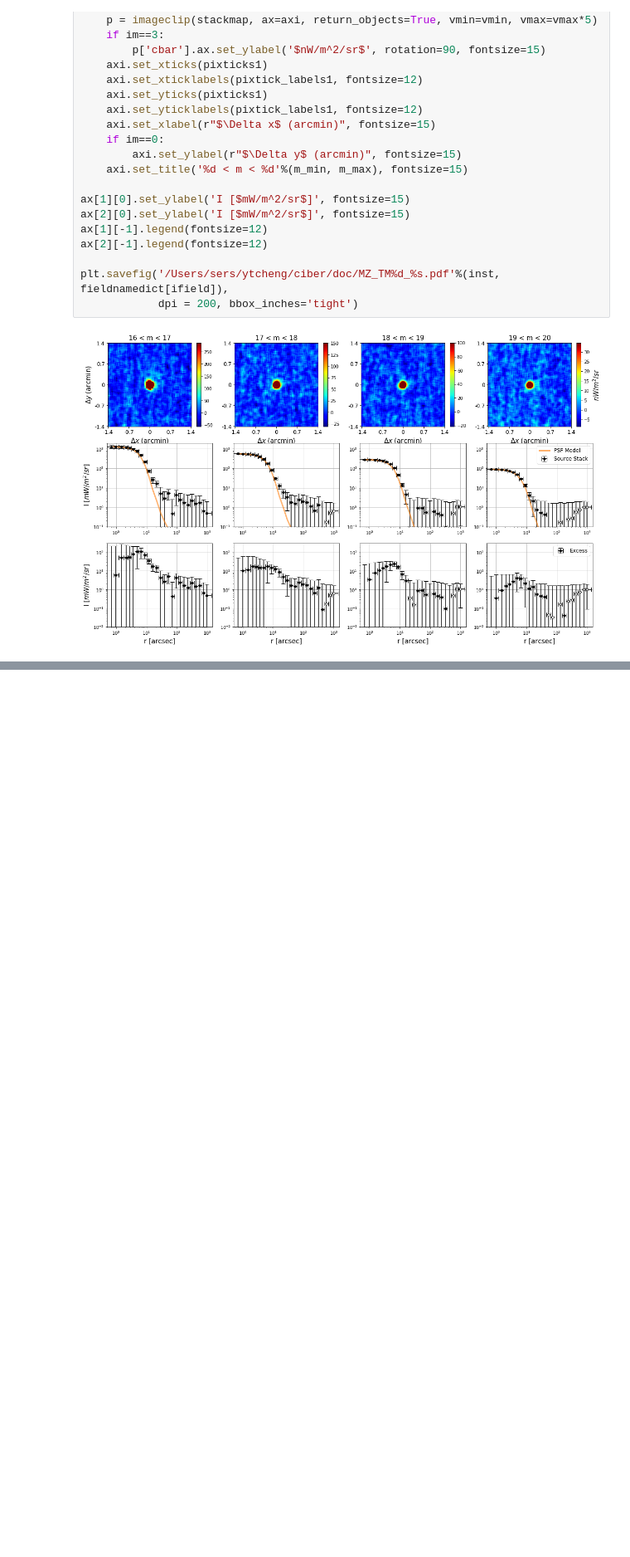
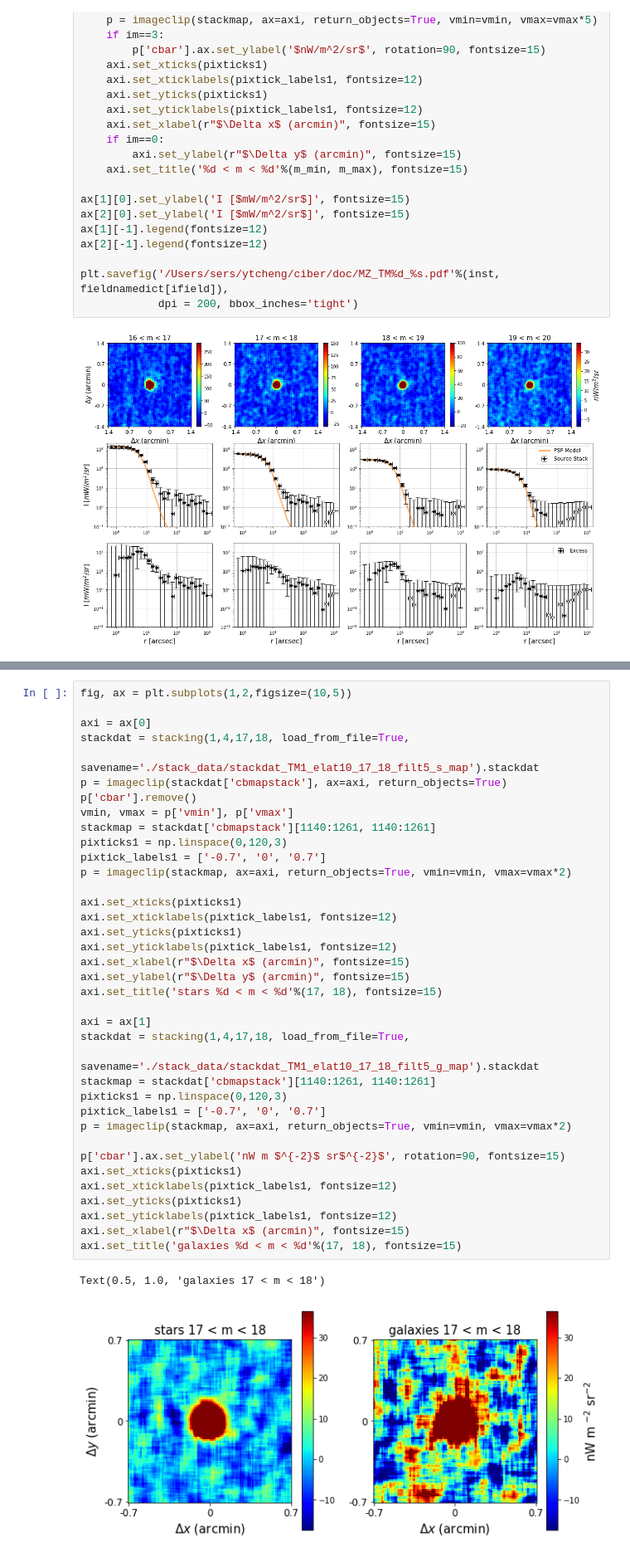
Before and after one commit to yuntingcheng/python_ciber, a Jupyter notebook: stack_modelfit/paperfigs.ipynb, the cells around one changed output, grey strips where cells are left out. Shown at 83% size. Drawn from its saved outputs; the diff is of its cells as text; blank space fills up the shorter version.

```diff
--- a/stack_modelfit/paperfigs.ipynb
+++ b/stack_modelfit/paperfigs.ipynb
@@ -2279,0 +2283,40 @@ stacking(1,4, 17, 18, savemaps=True, srctype='s',
+# %%
+fig, ax = plt.subplots(1,2,figsize=(10,5))
+
+axi = ax[0]
+stackdat = stacking(1,4,17,18, load_from_file=True,
+                    savename='./stack_data/stackdat_TM1_elat10_17_18_filt5_s_map').stackdat
+p = imageclip(stackdat['cbmapstack'], ax=axi, return_objects=True)
+p['cbar'].remove()
+vmin, vmax = p['vmin'], p['vmax']
+stackmap = stackdat['cbmapstack'][1140:1261, 1140:1261]
+pixticks1 = np.linspace(0,120,3)
+pixtick_labels1 = ['-0.7', '0', '0.7']
+p = imageclip(stackmap, ax=axi, return_objects=True, vmin=vmin, vmax=vmax*2)
+
+axi.set_xticks(pixticks1)
+axi.set_xticklabels(pixtick_labels1, fontsize=12)
+axi.set_yticks(pixticks1)
+axi.set_yticklabels(pixtick_labels1, fontsize=12)
+axi.set_xlabel(r"$\Delta x$ (arcmin)", fontsize=15)
+axi.set_ylabel(r"$\Delta y$ (arcmin)", fontsize=15)
+axi.set_title('stars %d < m < %d'%(17, 18), fontsize=15)
+
+axi = ax[1]
+stackdat = stacking(1,4,17,18, load_from_file=True,
+                    savename='./stack_data/stackdat_TM1_elat10_17_18_filt5_g_map').stackdat
+stackmap = stackdat['cbmapstack'][1140:1261, 1140:1261]
+pixticks1 = np.linspace(0,120,3)
+pixtick_labels1 = ['-0.7', '0', '0.7']
+p = imageclip(stackmap, ax=axi, return_objects=True, vmin=vmin, vmax=vmax*2)
+
+p['cbar'].ax.set_ylabel('nW m $^{-2}$ sr$^{-2}$', rotation=90, fontsize=15)
+axi.set_xticks(pixticks1)
+axi.set_xticklabels(pixtick_labels1, fontsize=12)
+axi.set_yticks(pixticks1)
+axi.set_yticklabels(pixtick_labels1, fontsize=12)
+axi.set_xlabel(r"$\Delta x$ (arcmin)", fontsize=15)
+axi.set_title('galaxies %d < m < %d'%(17, 18), fontsize=15)
+# %% [output]
+Text(0.5, 1.0, 'galaxies 17 < m < 18')
+[figure, added]
```
Also changed, not shown: parts of 2 cells of this notebook, 1 other file.
